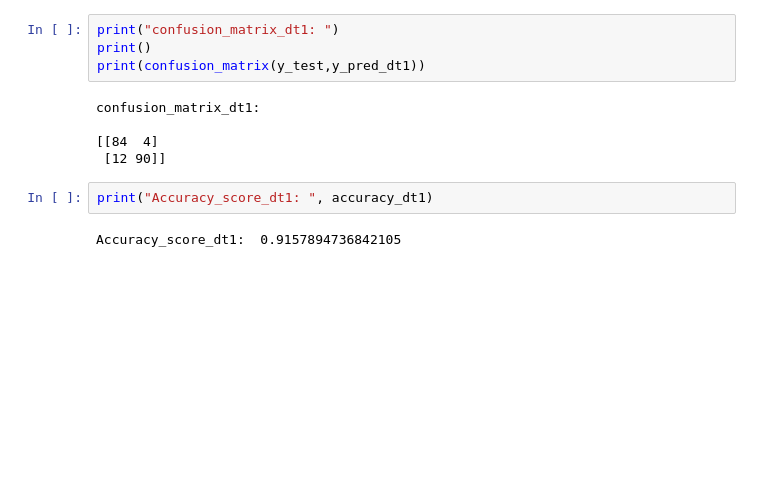
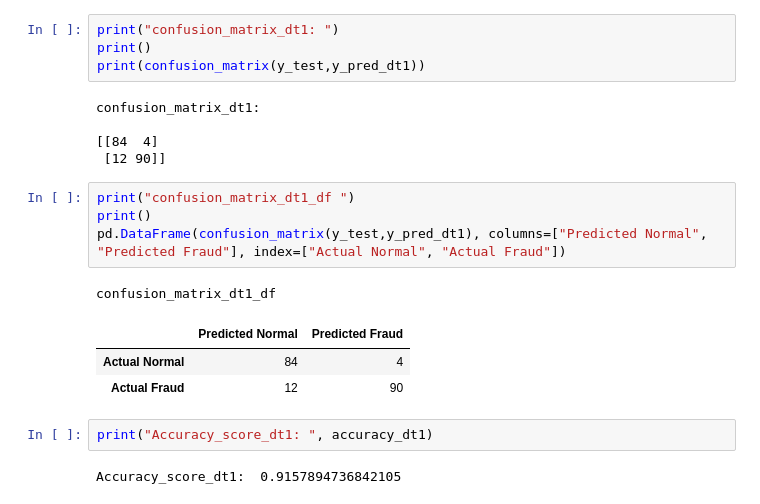
Before and after one commit to Rupesh-Mane/credit-card-fraud-detection, a Jupyter notebook: notebook/credit_card_fraud_detection.ipynb, the cells around one changed output. Cells and saved outputs as stored; diff of their text form; blank space fills up the shorter version.

Commit message:
decision tree->confusion_matrix_df

```diff
--- a/notebook/credit_card_fraud_detection.ipynb
+++ b/notebook/credit_card_fraud_detection.ipynb
@@ -562,6 +562,15 @@ confusion_matrix_dt1:
 
 [[84  4]
  [12 90]]
+# %%
+print("confusion_matrix_dt1_df ")
+print()
+pd.DataFrame(confusion_matrix(y_test,y_pred_dt1), columns=["Predicted Normal", "Predicted Fraud"], index=["Actual Normal", "Actual Fraud"])
+# %% [output]
+confusion_matrix_dt1_df
+|  | Predicted Normal | Predicted Fraud |
+| Actual Normal | 84 | 4 |
+| Actual Fraud | 12 | 90 |
 # %%
 print("Accuracy_score_dt1: ", accuracy_dt1)
 # %% [output]
```
